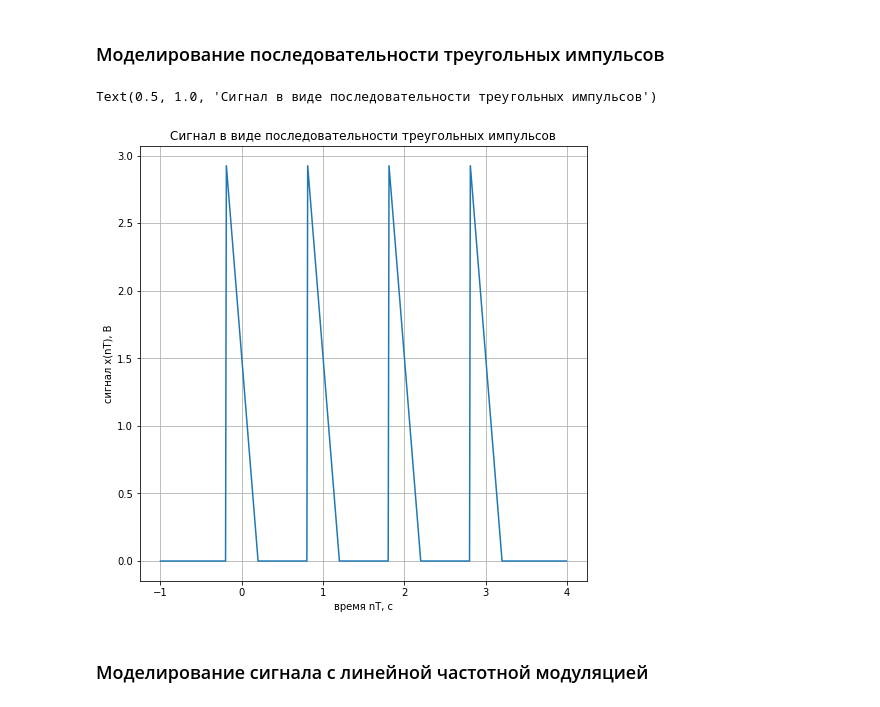
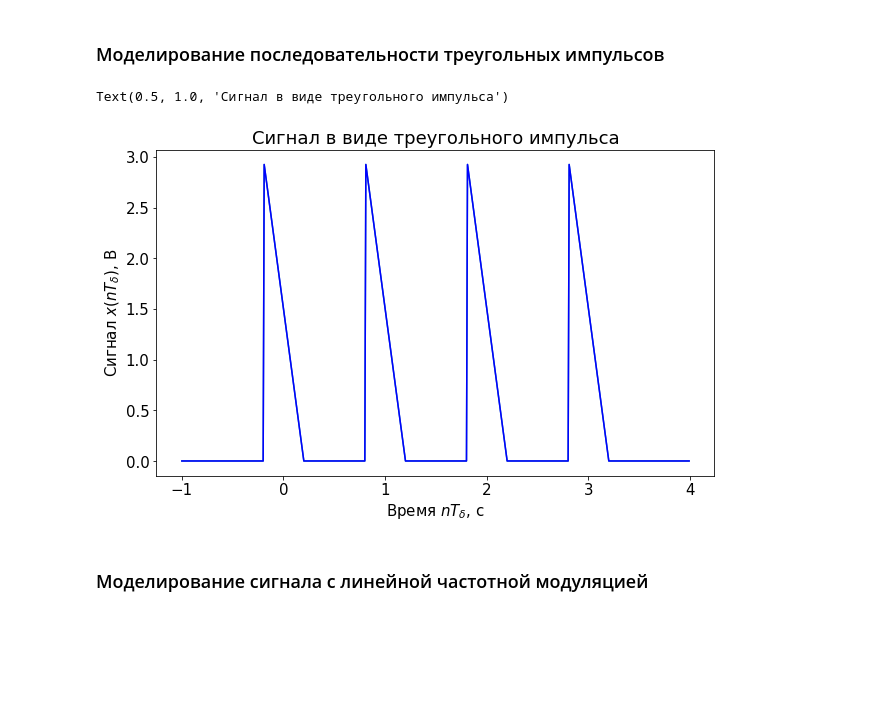
Before and after one commit to SakuraOneLove/DSP-2020, a Jupyter notebook: Lab_2.ipynb, the cells around one changed output. Cells and saved outputs as stored; diff of their text form; code cells hidden in the pictures; blank space fills up the shorter version.

```diff
--- a/Lab_2.ipynb
+++ b/Lab_2.ipynb
@@ -13,7 +13,9 @@ from scipy.signal import periodogram
 #делаем так, что бы графики отображались сразу после построения
 # %%
 from pylab import rcParams
-rcParams['figure.figsize'] = 8, 8 # настраиваем параметры отображения графика
+rcParams['figure.figsize'] = 10, 6 # настраиваем параметры отображения графика
+fontSize=15 # Размер шрифта графиков
+rcParams.update({'font.size': fontSize})
 # %%
 A0=2; # Постоянная составляющая сигнала
 A=3; # Амплитуда сигнала
@@ -68,13 +70,16 @@ x = np.arange(tmin,tmax,1/fd) # увеличиваем границы по х
 # %%
 fig, ax  = plt.subplots()
 ax.plot(x,period_y)
 ax.grid()
-ax.set_xlabel('время nT, с')
-ax.set_ylabel('сигнал х(nT), B')
-ax.set_title('Сигнал в виде последовательности треугольных импульсов')
+fig.set_size_inches((10,6), forward=True)
+ax.plot(x,period_y, color='b') # отрисовываем график
+ax.grid() # отображаем сетку на графике
+ax.set_xlabel('Время $nT_\delta$, с') # подписываем оси
+ax.set_ylabel('Сигнал $х(nT_\delta)$, B')
+ax.set_title('Сигнал в виде треугольного импульса')
 # %% [output]
-Text(0.5, 1.0, 'Сигнал в виде последовательности треугольных импульсов')
+Text(0.5, 1.0, 'Сигнал в виде треугольного импульса')
-[figure, old version]
+[figure, new version]
 # %% [markdown]
 ### Моделирование сигнала с линейной частотной модуляцией
 # %%
```
Also changed, not shown: parts of 12 cells of this notebook.
